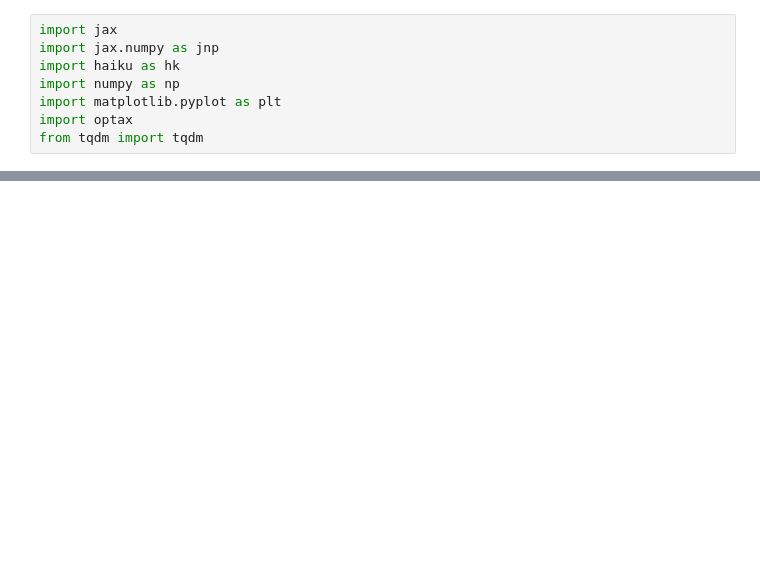
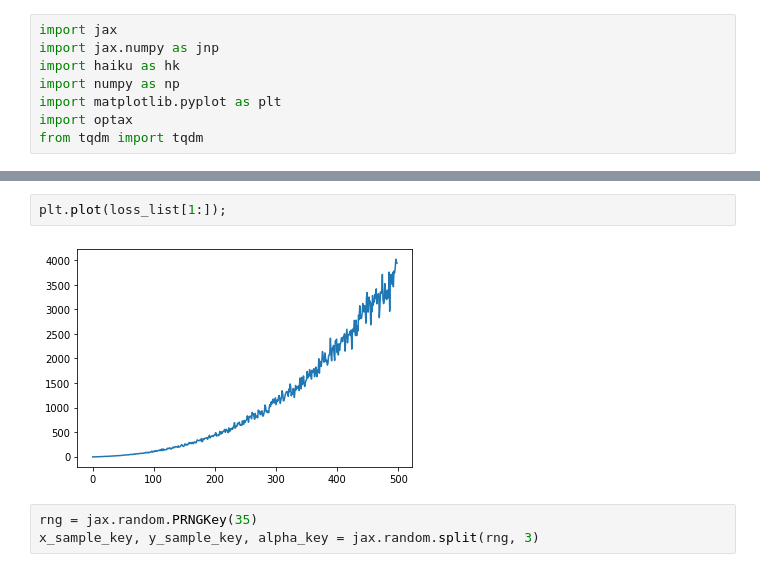
Before and after one commit to g-peltier/OT_projet, a Jupyter notebook: wasser_estimation.ipynb, the cells around one changed output, grey strips where cells are left out. Drawn from its saved outputs; the diff is of its cells as text; blank space fills up the shorter version.

```diff
--- a/wasser_estimation.ipynb
+++ b/wasser_estimation.ipynb
@@ -127,0 +180,7 @@ plt.plot(loss_list[1:]);
+# %%
+plt.plot(loss_list[1:]);
+# %% [output]
+[figure, added]
+# %%
+rng = jax.random.PRNGKey(35)
+x_sample_key, y_sample_key, alpha_key = jax.random.split(rng, 3)
```
Also changed, not shown: parts of 21 cells of this notebook, 2 other files.
